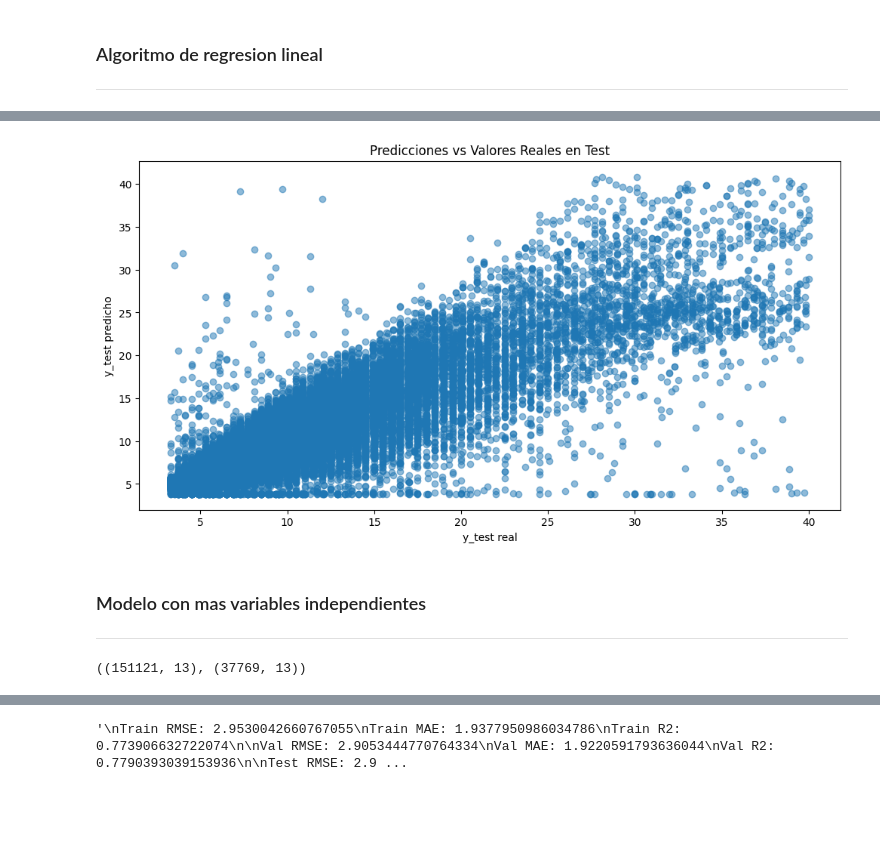
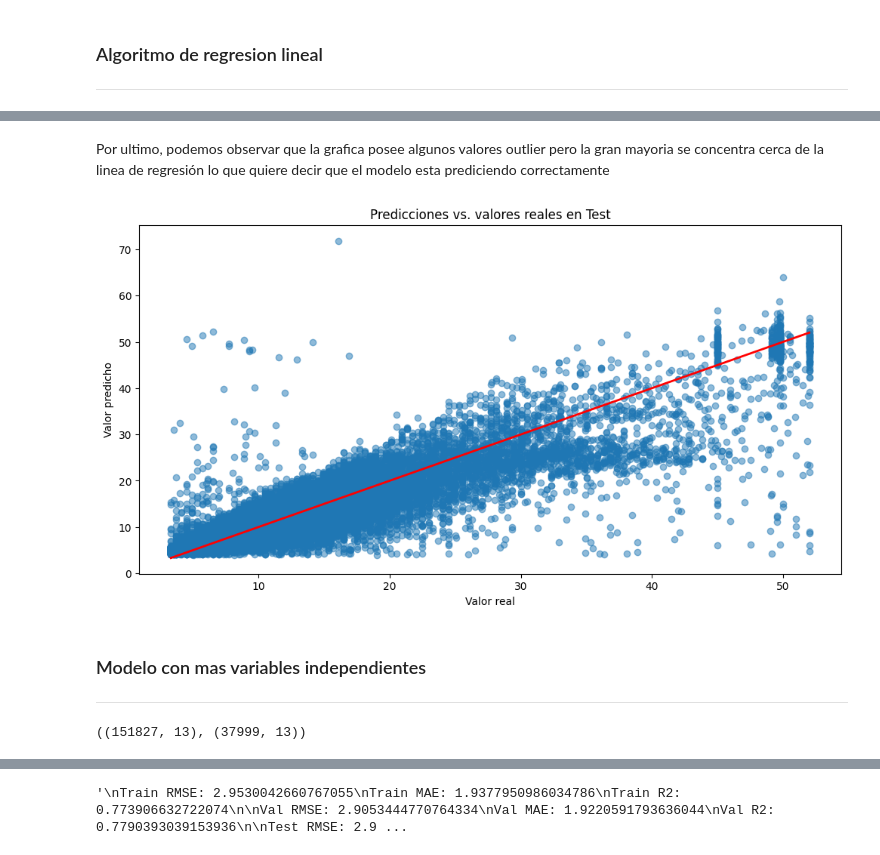
Before and after one commit to CaterinaMartinezD/AA1-TUIA-2025C1-Casado-MartinezDufour, a Jupyter notebook: TP-Regresion-AA1-2025C1.ipynb, the cells around one changed output, grey strips where cells are left out. Cells and saved outputs as stored; diff of their text form; code cells hidden in the pictures; blank space fills up the shorter version.

```diff
--- a/TP-Regresion-AA1-2025C1.ipynb
+++ b/TP-Regresion-AA1-2025C1.ipynb
@@ -1044,30 +1055,33 @@ mean: 10.2425 min: 3.3 max: 41.87 std: 6.4423
+# %% [markdown]
+Por ultimo, podemos observar que la grafica posee algunos valores outlier pero la gran mayoria se concentra cerca de la linea de regresión lo que quiere decir que el modelo esta prediciendo correctamente
 # %%
-import matplotlib.pyplot as plt
-
 plt.figure(figsize=(12,6))
 plt.scatter(y_test, y_test_pred, alpha=0.5)
-plt.xlabel("y_test real")
-plt.ylabel("y_test predicho")
-plt.title("Predicciones vs Valores Reales en Test")
+plt.plot([y_test.min(), y_test.max()], [y_test.min(), y_test.max()], color='red', linewidth=2)
+plt.xlabel("Valor real")
+plt.ylabel("Valor predicho")
+plt.title("Predicciones vs. valores reales en Test")
 plt.show()
 # %% [output]
-[figure, old version]
+[figure, new version]
 # %% [markdown]
 ### Modelo con mas variables independientes
 ---
 # %%
 # armar un modelo con las variables distancia_km, las variables dummies de franja_horaria
 y_train = train_df['fare_amount']
-X_train = train_df[['distance_km', 'franja_Madrugada', 'franja_Mañana', 'franja_Mediodia', 'franja_Tarde', 'franja_Noche', 'dia__Domingo', 'dia__Jueves', 'dia__Lunes',
-                     'dia__Martes', 'dia__Miercoles', 'dia__Sabado', 'dia__Viernes']]
+X_train = train_df[['distance_km', 'franja_horaria_Madrugada', 'franja_horaria_Mañana', 'franja_horaria_Mediodia', 'franja_horaria_Noche', 'franja_horaria_Tarde',
+                    'pickup_day_of_week_Lunes', 'pickup_day_of_week_Martes', 'pickup_day_of_week_Miercoles', 'pickup_day_of_week_Jueves', 'pickup_day_of_week_Viernes',
+                    'pickup_day_of_week_Sabado', 'pickup_day_of_week_Domingo']]
 
 y_test = test_df['fare_amount']
-X_test = test_df[['distance_km', 'franja_Madrugada', 'franja_Mañana', 'franja_Mediodia', 'franja_Tarde', 'franja_Noche', 'dia__Domingo', 'dia__Jueves', 'dia__Lunes',
-                'dia__Martes', 'dia__Miercoles', 'dia__Sabado', 'dia__Viernes']]
+X_test = test_df[['distance_km', 'franja_horaria_Madrugada', 'franja_horaria_Mañana', 'franja_horaria_Mediodia', 'franja_horaria_Noche', 'franja_horaria_Tarde',
+                    'pickup_day_of_week_Lunes', 'pickup_day_of_week_Martes', 'pickup_day_of_week_Miercoles', 'pickup_day_of_week_Jueves', 'pickup_day_of_week_Viernes',
+                    'pickup_day_of_week_Sabado', 'pickup_day_of_week_Domingo']]
 
 X_train.shape, X_test.shape
 # %% [output]
-((151121, 13), (37769, 13))
+((151827, 13), (37999, 13))
 # %%
 # Ajustar modelo de regresión lineal con las nuevas variables
 model = LinearRegression()
```
Also changed, not shown: parts of 48 cells of this notebook, 1 other file.
